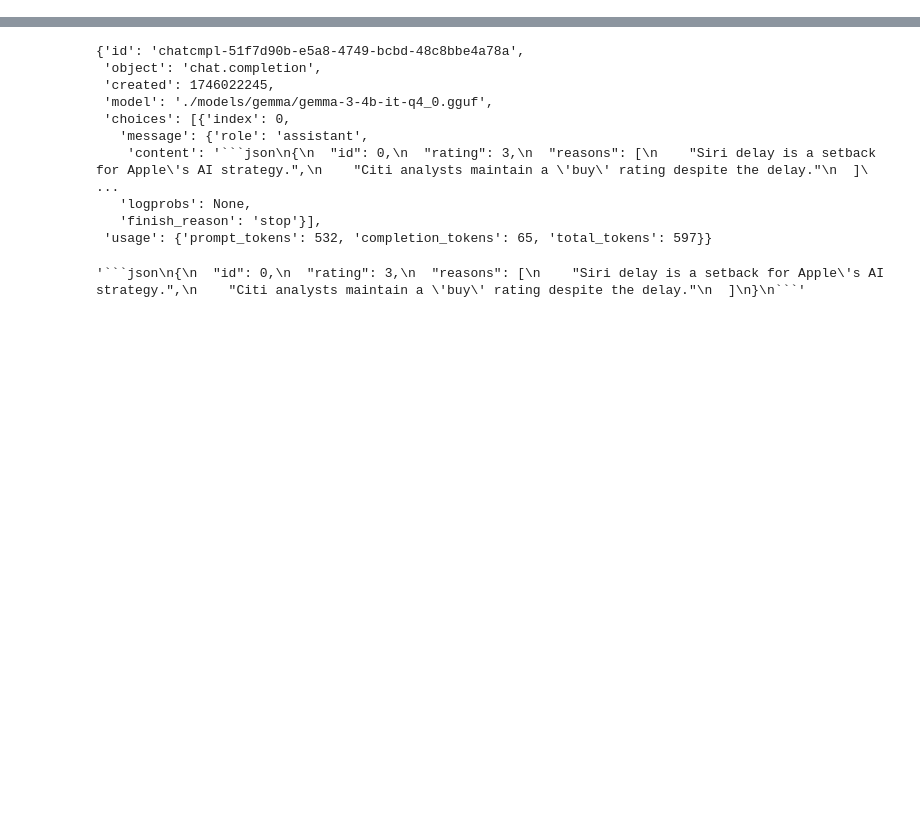
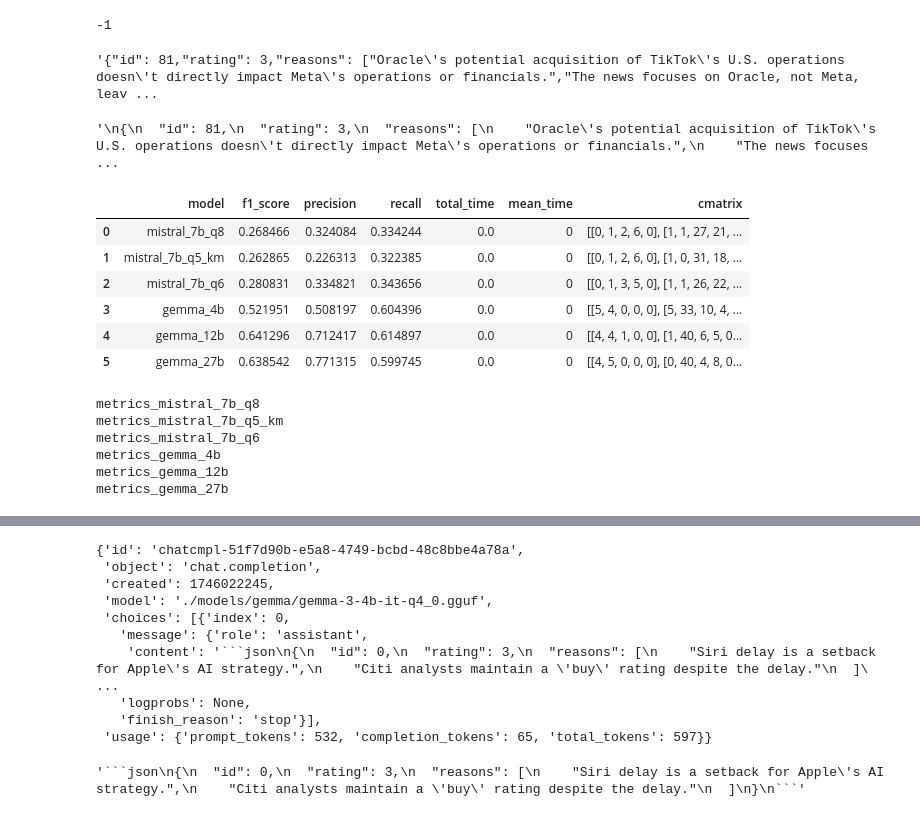
Before and after one commit to CKAbundant/localllm, a Jupyter notebook: test.ipynb, the cells around one changed output, grey strips where cells are left out. Cells and saved outputs as stored; diff of their text form; code cells hidden in the pictures; blank space fills up the shorter version.

````diff
--- a/test.ipynb
+++ b/test.ipynb
@@ -75,0 +96,25 @@ test
+# %%
+text.find("```", 1000)
+# %% [output]
+-1
+# %%
+def extract_dict_response(text: str) -> str:
+    """Extract dictionary response from local LLM i.e. exclude thinking quotes."""
+
+    # Get the starting message fence
+    msg_fence = re.findall(r'```\w*', text)[0]
+
+    # Get start and end index
+    start_idx = text.find(msg_fence) + len(msg_fence)
+    end_idx = -3 # Exclude ``` at the end
+
+    # Extract dictionary response
+    text = text[start_idx:end_idx]
+
+    # Remove new lines and extra whitespaces
+    return re.sub(r'\n+|\s\s+', "", text)
+
+a = extract_dict_response(text)
+a
+# %% [output]
+'{"id": 81,"rating": 3,"reasons": ["Oracle\'s potential acquisition of TikTok\'s U.S. operations doesn\'t directly impact Meta\'s operations or financials.","The news focuses on Oracle, not Meta, leav ...
@@ -75,0 +143,27 @@ test
+# %%
+text[664+7:-3]
+# %% [output]
+'\n{\n  "id": 81,\n  "rating": 3,\n  "reasons": [\n    "Oracle\'s potential acquisition of TikTok\'s U.S. operations doesn\'t directly impact Meta\'s operations or financials.",\n    "The news focuses ...
+# %%
+df_list = [pd.read_csv(fpath) for fpath in Path("./data").rglob("metrics*.csv")]
+df = pd.concat(df_list, axis=0).reset_index(drop=True)
+df.insert(0, "model", [fpath.stem.split("_", maxsplit=1)[1] for fpath in Path("./data").rglob("metrics*.csv")])
+df
+# %% [output]
+|  | model | f1_score | precision | recall | total_time | mean_time | cmatrix |
+| 0 | mistral_7b_q8 | 0.268466 | 0.324084 | 0.334244 | 0.0 | 0 | [[0, 1, 2, 6, 0], [1, 1, 27, 21, ... |
+| 1 | mistral_7b_q5_km | 0.262865 | 0.226313 | 0.322385 | 0.0 | 0 | [[0, 1, 2, 6, 0], [1, 0, 31, 18, ... |
+| 2 | mistral_7b_q6 | 0.280831 | 0.334821 | 0.343656 | 0.0 | 0 | [[0, 1, 3, 5, 0], [1, 1, 26, 22, ... |
+| 3 | gemma_4b | 0.521951 | 0.508197 | 0.604396 | 0.0 | 0 | [[5, 4, 0, 0, 0], [5, 33, 10, 4, ... |
+| 4 | gemma_12b | 0.641296 | 0.712417 | 0.614897 | 0.0 | 0 | [[4, 4, 1, 0, 0], [1, 40, 6, 5, 0... |
+| 5 | gemma_27b | 0.638542 | 0.771315 | 0.599745 | 0.0 | 0 | [[4, 5, 0, 0, 0], [0, 40, 4, 8, 0... |
+# %%
+for fpath in Path("./data").rglob("metrics*.csv"):
+    print(fpath.stem)
+# %% [output]
+metrics_mistral_7b_q8
+metrics_mistral_7b_q5_km
+metrics_mistral_7b_q6
+metrics_gemma_4b
+metrics_gemma_12b
+metrics_gemma_27b
````
Also changed, not shown: parts of 12 cells of this notebook, 7 other files.
